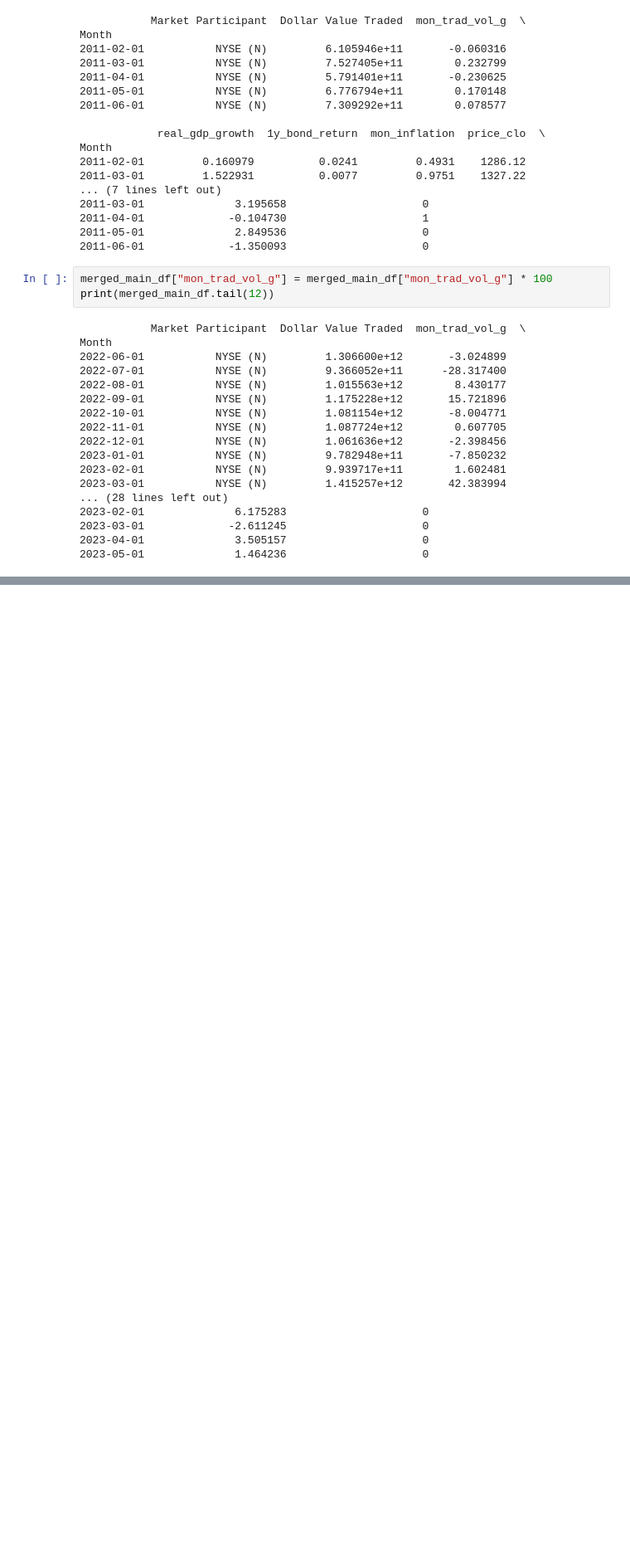
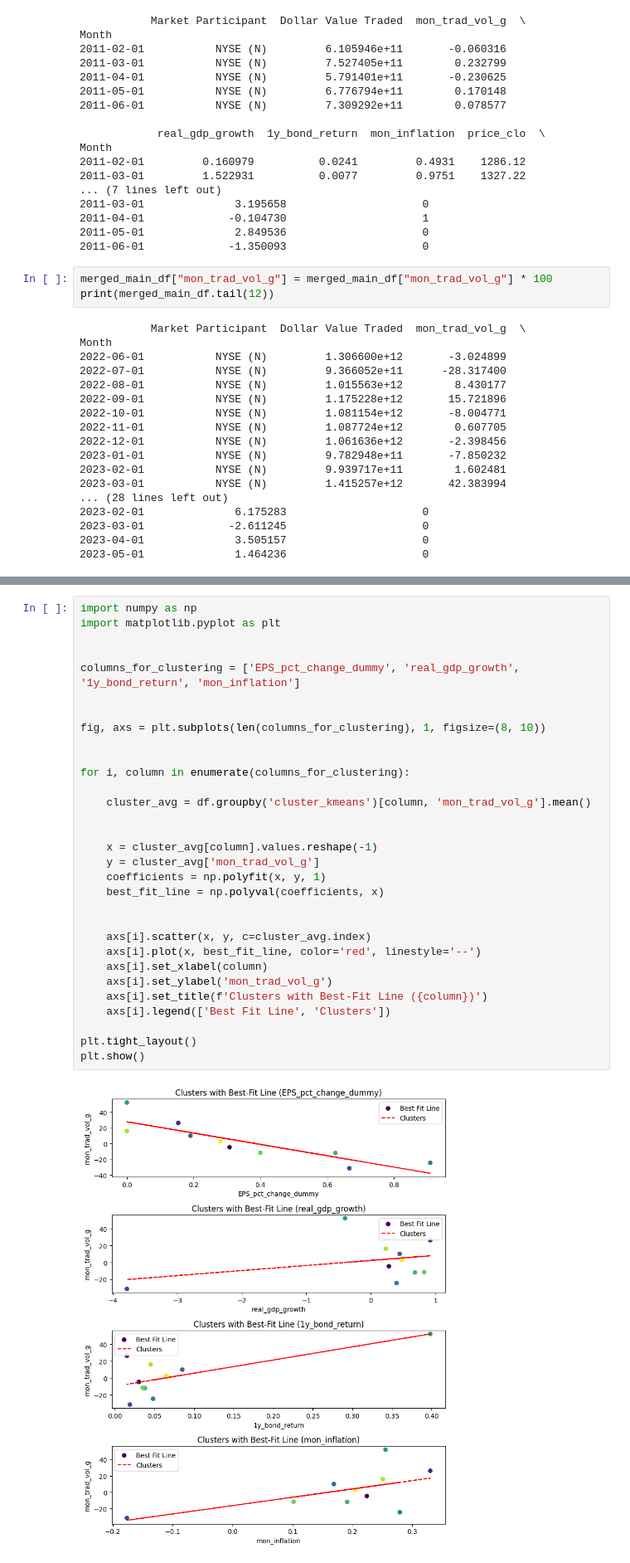
Before and after one commit to glomanu/TMDLGroupProject, a Jupyter notebook: Project.ipynb, the cells around one changed output, grey strips where cells are left out. Shown at 83% size. Cells and saved outputs as stored; diff of their text form; blank space fills up the shorter version.

```diff
--- a/Project.ipynb
+++ b/Project.ipynb
@@ -827,0 +1039,33 @@ merged_main_df.to_excel('checkpoint_final_data.xlsx', index=False)
+# %%
+import numpy as np
+import matplotlib.pyplot as plt
+
+
+columns_for_clustering = ['EPS_pct_change_dummy', 'real_gdp_growth', '1y_bond_return', 'mon_inflation']
+
+
+fig, axs = plt.subplots(len(columns_for_clustering), 1, figsize=(8, 10))
+
+
+for i, column in enumerate(columns_for_clustering):
+
+    cluster_avg = df.groupby('cluster_kmeans')[column, 'mon_trad_vol_g'].mean()
+
+
+    x = cluster_avg[column].values.reshape(-1)
+    y = cluster_avg['mon_trad_vol_g']
+    coefficients = np.polyfit(x, y, 1)
+    best_fit_line = np.polyval(coefficients, x)
+
+
+    axs[i].scatter(x, y, c=cluster_avg.index)
+    axs[i].plot(x, best_fit_line, color='red', linestyle='--')
+    axs[i].set_xlabel(column)
+    axs[i].set_ylabel('mon_trad_vol_g')
+    axs[i].set_title(f'Clusters with Best-Fit Line ({column})')
+    axs[i].legend(['Best Fit Line', 'Clusters'])
+
+plt.tight_layout()
+plt.show()
+# %% [output]
+[figure, added]
```
Also changed, not shown: parts of 59 cells of this notebook.
